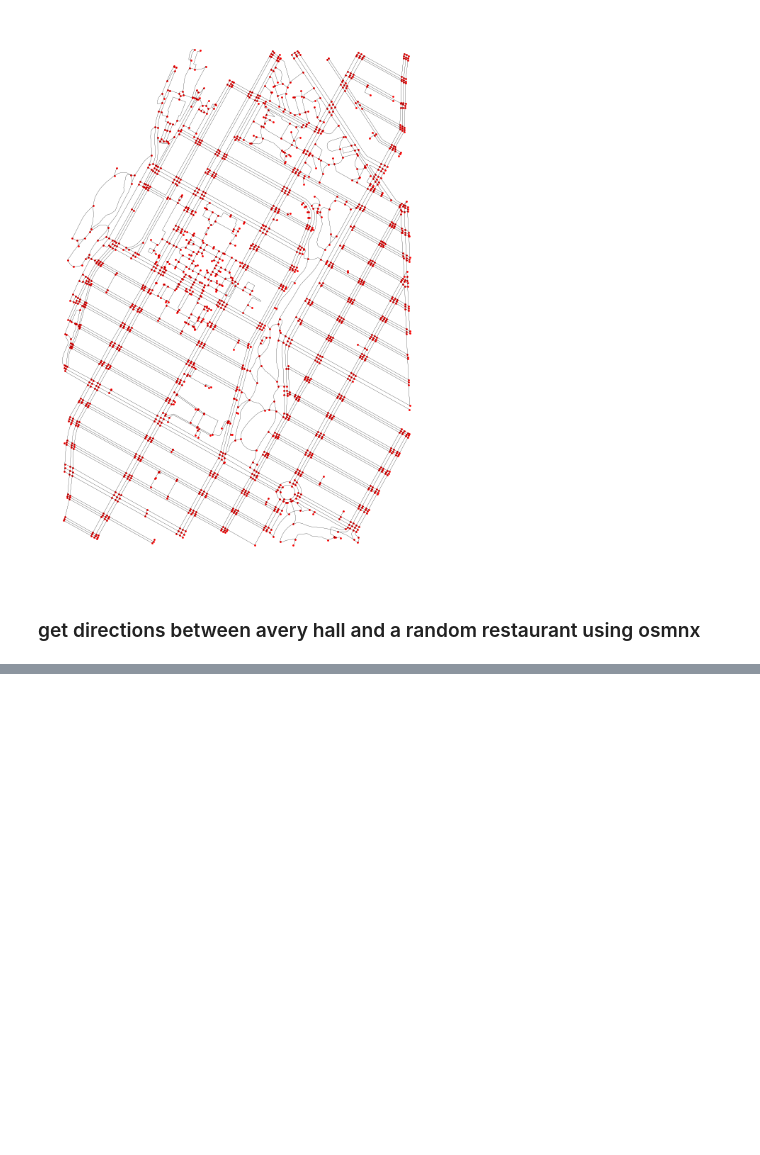
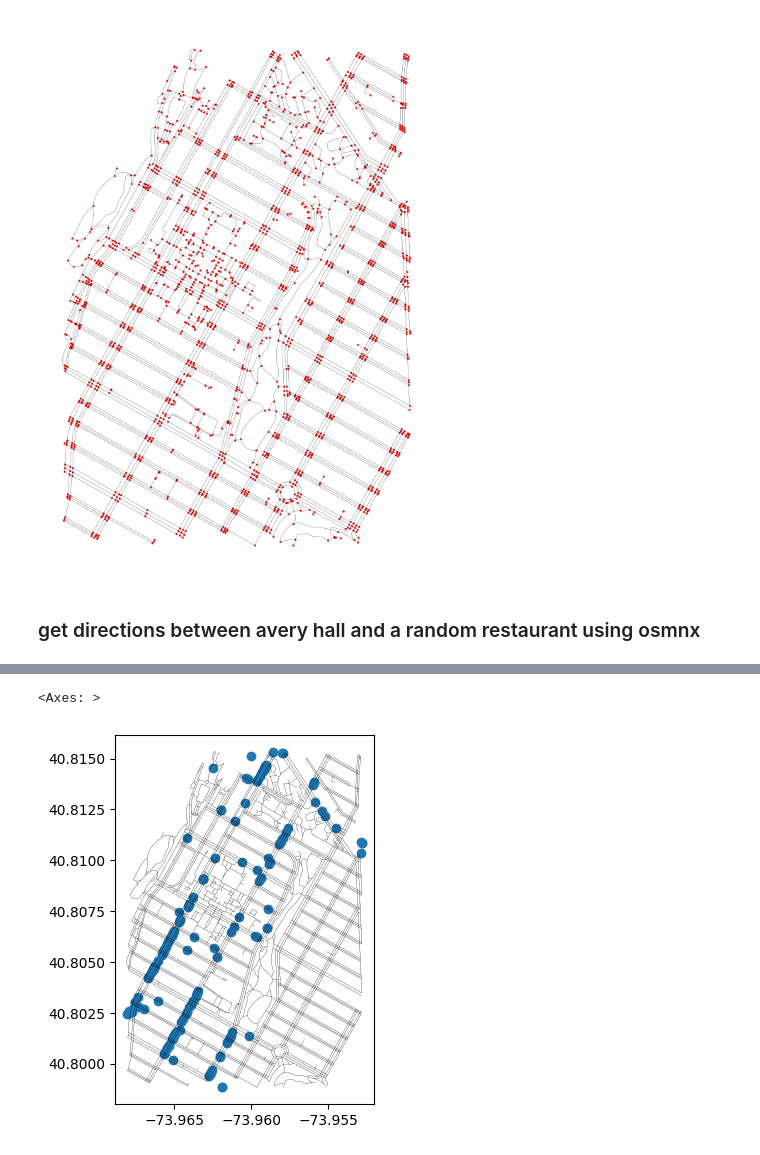
Before and after one commit to mapping-systems/cdp-mapping-systems, a Jupyter notebook: Tutorials/03_networks.ipynb, the cells around one changed output, grey strips where cells are left out. Saved outputs shown, nothing was run; the diff lists cells and outputs as text; code cells hidden in the pictures; blank space fills up the shorter version.

```diff
--- a/Tutorials/03_networks.ipynb
+++ b/Tutorials/03_networks.ipynb
@@ -209,0 +284,6 @@ sum(edge_lengths) / 1609.34
+# %%
+ax = mh_restaurants.plot()
+mh_net_edges.plot(ax=ax, color="black", linewidth=0.1)
+# %% [output]
+<Axes: >
+[figure, added]
```
Also changed, not shown: parts of 15 cells of this notebook.
